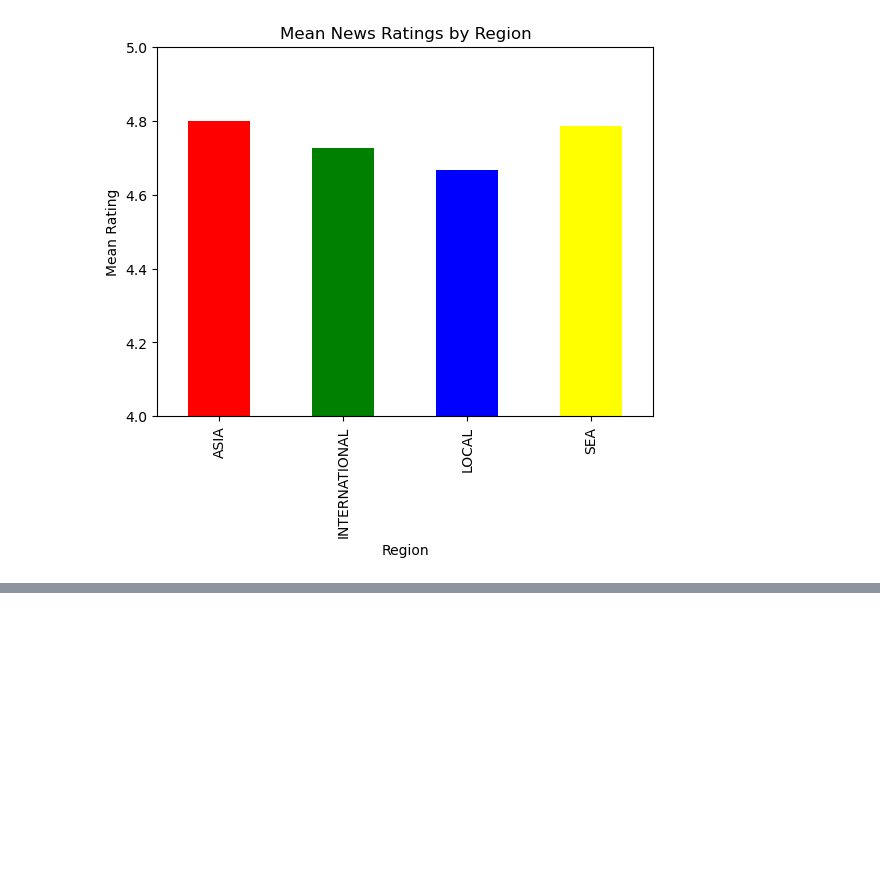
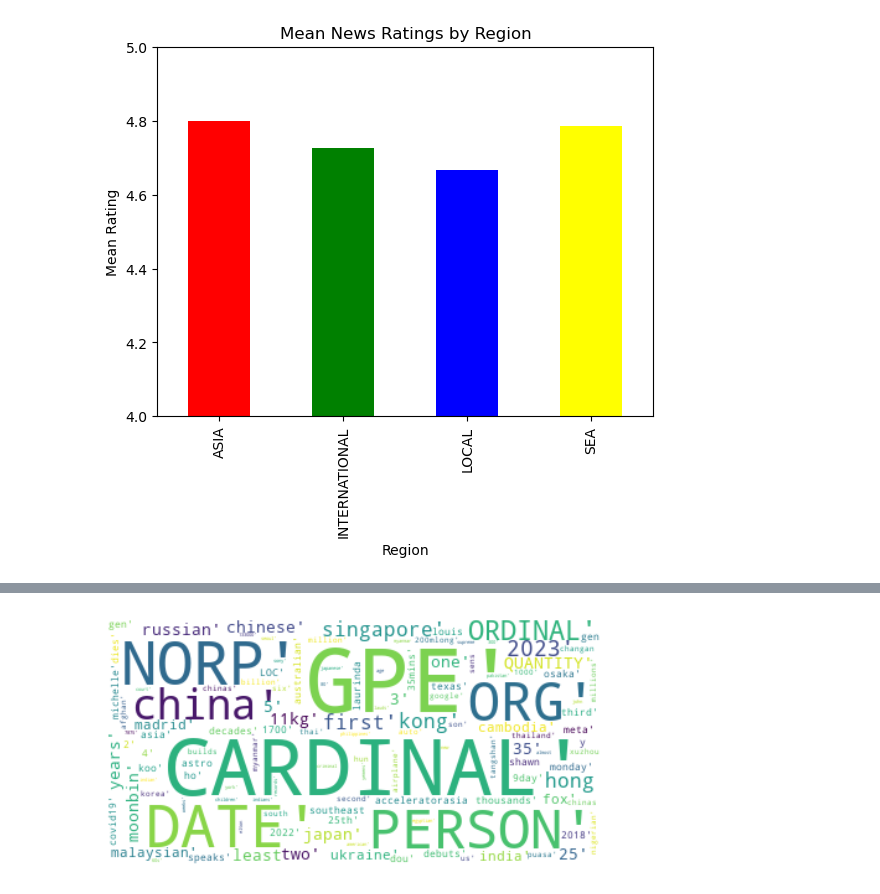
Before and after one commit to TohDeKai/IS3107_25, a Jupyter notebook: data_processing/training.ipynb, the cells around one changed output, grey strips where cells are left out. Saved outputs shown, nothing was run; the diff lists cells and outputs as text; code cells hidden in the pictures; blank space fills up the shorter version.

```diff
--- a/data_processing/training.ipynb
+++ b/data_processing/training.ipynb
@@ -51,3 +73,12 @@ sentiments.sample(5)
+# %%
+#Test sentiment analysis FAIL
+text = "Earthquake hits Singapore. Nobody survived"
+nobody_survived = analyze_sentiment(text)
+print(nobody_survived)
+
+text = "Earthquake hits Singapore. Nobody died"
+nobody_died = analyze_sentiment(text)
+print(nobody_died)
 # %%
 # Data for training classifier
 X = sentiments[['reviewText_cleaned']]
@@ -165,6 +186,7 @@ news.head()
 news['title'] = news['title'].apply(simple_headline_cleaning)
 news['title_lemmatized'] = news['title'].apply(tokenization_tagging)
 news['title_cleaned'] = news['title_lemmatized'].apply(stopwords_removal)
+news['sentiment'] = news['title_cleaned'].apply(analyze_sentiment)
 news.sample(5)
 # %% [output]
 |  | title | url | description | date | category | keywords | source | region | title_lemmatized | ... |
@@ -306,3 +327,11 @@ filtered_news.head()
 # %% [output]
 |  | title | url | description | date | category | keywords | source | region | title_lemmatized | ... |
 | 4 | ong ye kung rebuts opposition mps... | https://www.channelnewsasia.com/s... | Health Minister Ong Ye Kung said ... | 2023-04-20 08:34:00+00:00 | www.channelnewsasia.com | Singapore Parliament,The Workers'... | cna | LOCAL | ong ye kung rebuts opposition mp ... | ... |
+# %%
+text = " ".join([str(named_entities) for named_entities in news.named_entities])
+word_cloud = WordCloud(collocations = False, background_color = 'white').generate(text)
+plt.imshow(word_cloud, interpolation='bilinear')
+plt.axis("off")
+plt.show()
+# %% [output]
+[figure, added]
```
Also changed, not shown: parts of 9 cells of this notebook, 1 other file.
